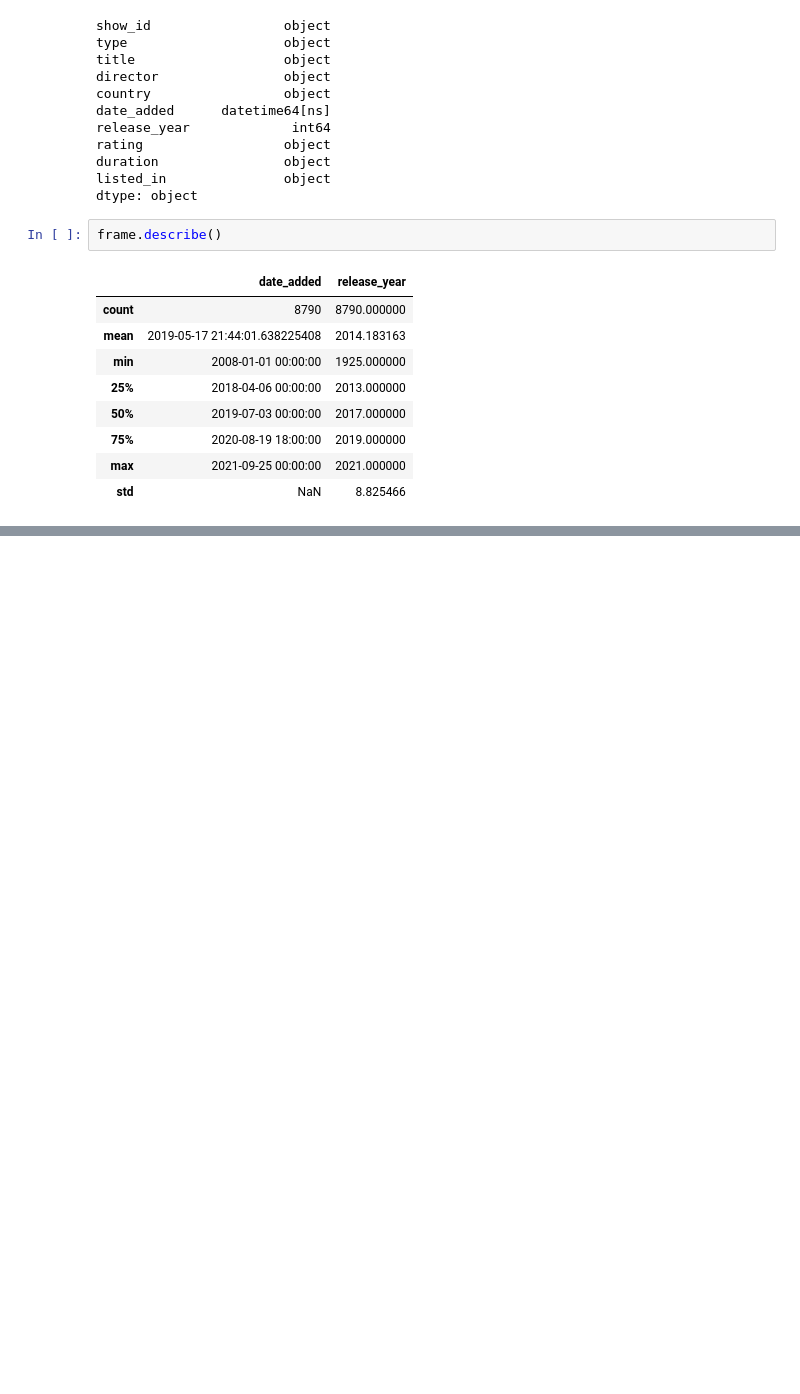
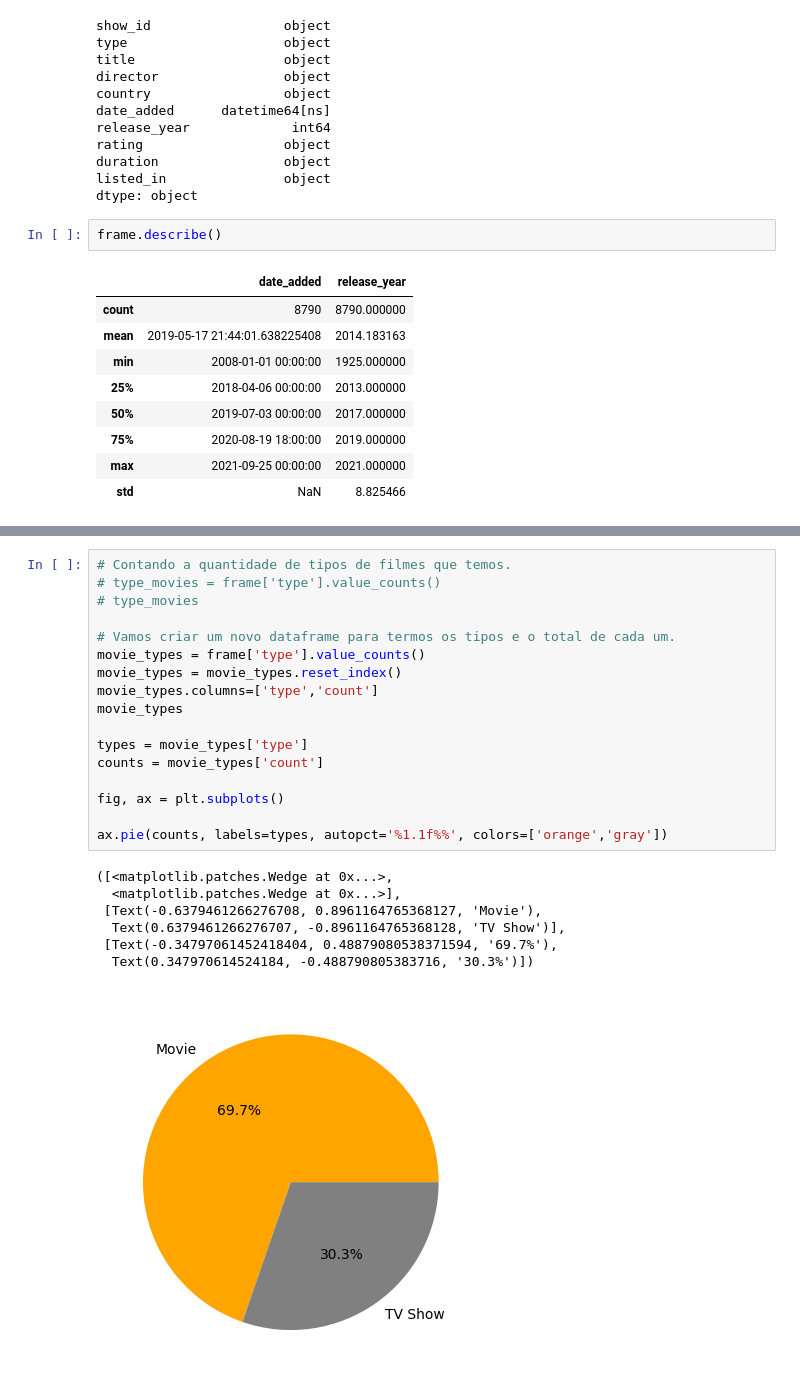
Before and after one commit to NicolasRaphael/Netflix_Analysis_Visualization, a Jupyter notebook: netflix_analysis.ipynb, the cells around one changed output, grey strips where cells are left out. Drawn from its saved outputs; the diff is of its cells as text; blank space fills up the shorter version.

```diff
--- a/netflix_analysis.ipynb
+++ b/netflix_analysis.ipynb
@@ -250,0 +260,25 @@ TypeError: 'Axes' object is not subscriptable
+# %%
+# Contando a quantidade de tipos de filmes que temos.
+# type_movies = frame['type'].value_counts()
+# type_movies
+
+# Vamos criar um novo dataframe para termos os tipos e o total de cada um.
+movie_types = frame['type'].value_counts()
+movie_types = movie_types.reset_index()
+movie_types.columns=['type','count']
+movie_types
+
+types = movie_types['type']
+counts = movie_types['count']
+
+fig, ax = plt.subplots()
+
+ax.pie(counts, labels=types, autopct='%1.1f%%', colors=['orange','gray'])
+# %% [output]
+([<matplotlib.patches.Wedge at 0x...>,
+  <matplotlib.patches.Wedge at 0x...>],
+ [Text(-0.6379461266276708, 0.8961164765368127, 'Movie'),
+  Text(0.6379461266276707, -0.8961164765368128, 'TV Show')],
+ [Text(-0.34797061452418404, 0.48879080538371594, '69.7%'),
+  Text(0.347970614524184, -0.488790805383716, '30.3%')])
+[figure, added]
```
Also changed, not shown: parts of 9 cells of this notebook.
